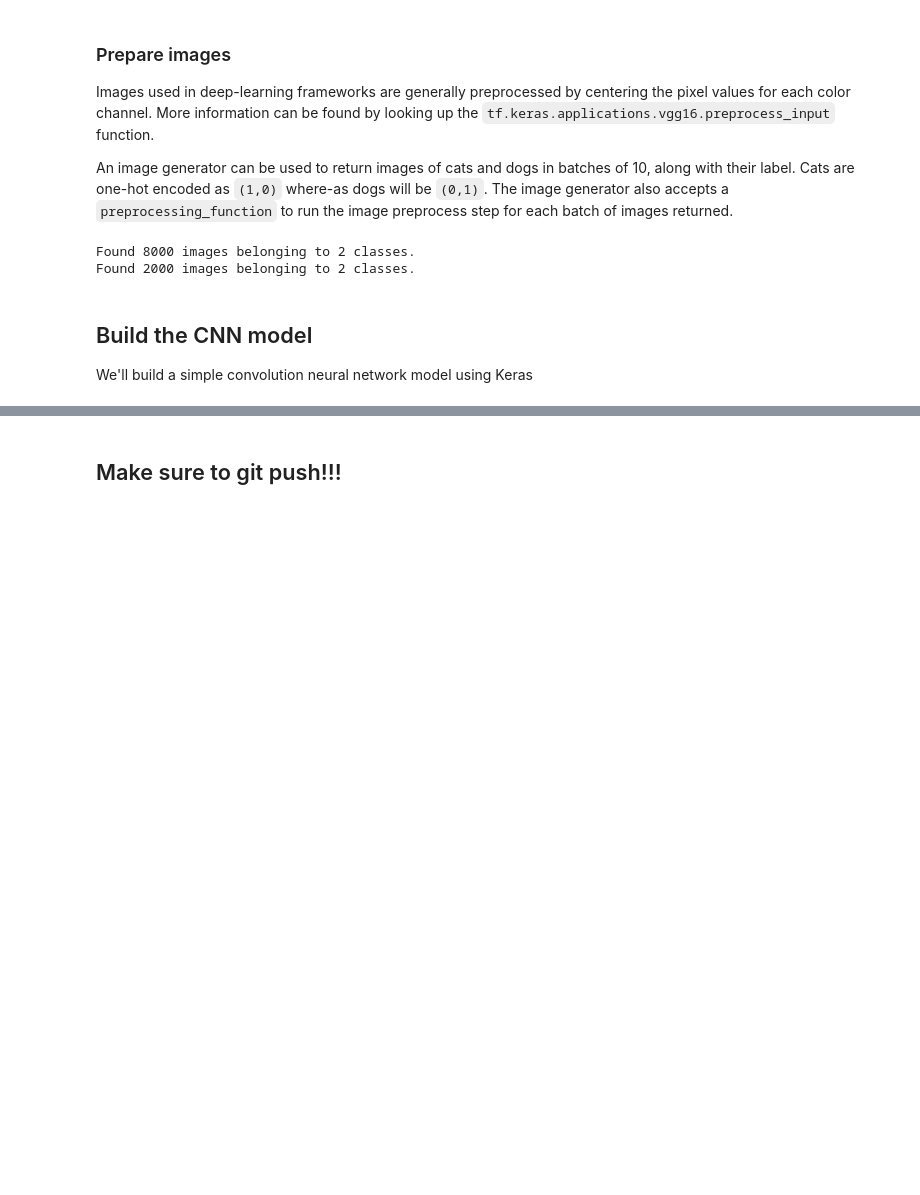
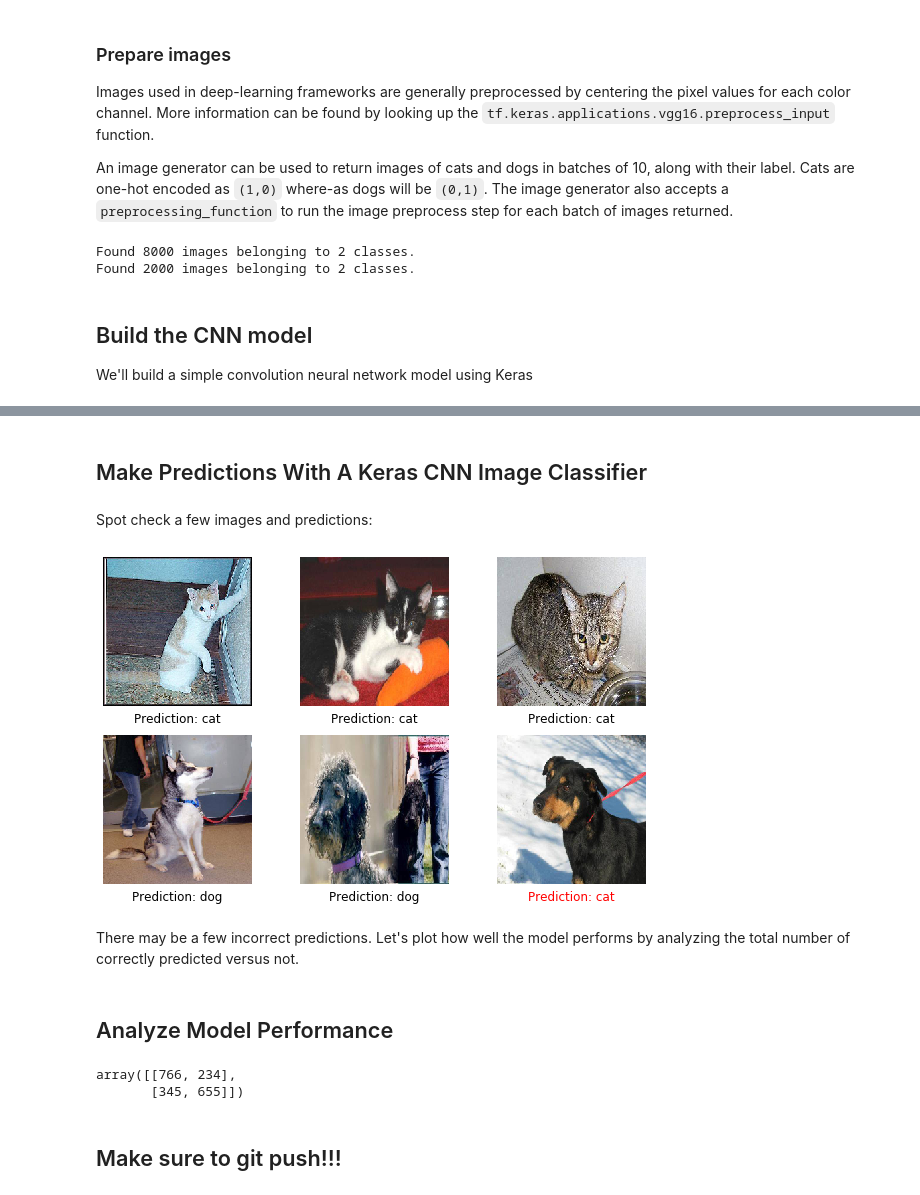
Before and after one commit to spectrocloud/ml-experiments, a Jupyter notebook: training/cats-n-dogs.ipynb, the cells around one changed output, grey strips where cells are left out. Cells and saved outputs as stored; diff of their text form; code cells hidden in the pictures; blank space fills up the shorter version.

```diff
--- a/training/cats-n-dogs.ipynb
+++ b/training/cats-n-dogs.ipynb
@@ -101,7 +100,7 @@ Images used in deep-learning frameworks are generally preprocessed by centering
 An image generator can be used to return images of cats and dogs in batches of 10, along with their label. Cats are one-hot encoded as `(1,0)` where-as dogs will be `(0,1)`. The image generator also accepts a `preprocessing_function` to run the image preprocess step for each batch of images returned.
 # %%
 train_batches = ImageDataGenerator(preprocessing_function=tf.keras.applications.vgg16.preprocess_input) \
-    .flow_from_directory(directory=train_path, target_size=(224,224), classes=['cats', 'dogs'], batch_size=10)
+    .flow_from_directory(directory=train_path, target_size=(224,224), classes=['cats', 'dogs'], batch_size=10, shuffle=False)
 test_batches = ImageDataGenerator(preprocessing_function=tf.keras.applications.vgg16.preprocess_input) \
     .flow_from_directory(directory=test_path, target_size=(224,224), classes=['cats', 'dogs'], batch_size=10, shuffle=False)
 # %% [output]
@@ -124,0 +163,2 @@ The model is built with an input layer, ....
+# %%
+model.compile(optimizer=Adam(learning_rate=0.0001), loss='categorical_crossentropy', metrics=['accuracy'])
@@ -124,0 +171,2 @@ The model is built with an input layer, ....
+# %%
+model.fit(x=train_batches, epochs=5, verbose=2)
@@ -124,0 +196,31 @@ The model is built with an input layer, ....
+# %% [markdown]
+## Make Predictions With A Keras CNN Image Classifier
+# %%
+predictions = model.predict(x=test_batches, verbose=0)
+# predictions = model.predict(x=train_batches, verbose=0)
+# %% [markdown]
+Spot check a few images and predictions:
+# %%
+fig, axs = plt.subplots(2,3, figsize=(10,6))
+axs = axs.flatten()
+
+y_classifier = test_batches.classes
+y_pred=np.argmax(predictions, axis=-1)
+
+# fig.suptitle("Cats and Dogs")
+cats = [["/cats/cat.%s.jpg" % (n+1+4000), n] for n in [0,500,999]]
+dogs = [["/dogs/dog.%s.jpg" % (n+1+4000-1000), n] for n in [1000,1500,1999]]
+
+for (img, index), ax in zip(cats+dogs, axs):
+    img = load_img("%s/%s" % (test_path, img), target_size=(224, 224))
+    ax.imshow(img)
+    yp = y_pred[index]
+    y = y_classifier[index]
+    ax.set_title("Prediction: %s" % ["cat", "dog"][yp], y=-.15, color="black" if yp == y else "red")
+    ax.axis('off')
+# %% [output]
+[figure, added]
+# %% [markdown]
+There may be a few incorrect predictions. Let's plot how well the model performs by analyzing the total number of correctly predicted versus not.
+# %% [markdown]
+## Analyze Model Performance
@@ -125,2 +229,7 @@ The model is built with an input layer, ....
+# %%
+cm
+# %% [output]
+array([[766, 234],
+       [345, 655]])
 # %% [markdown]
 ## Make sure to git push!!!
```
Also changed, not shown: parts of 12 cells of this notebook.
